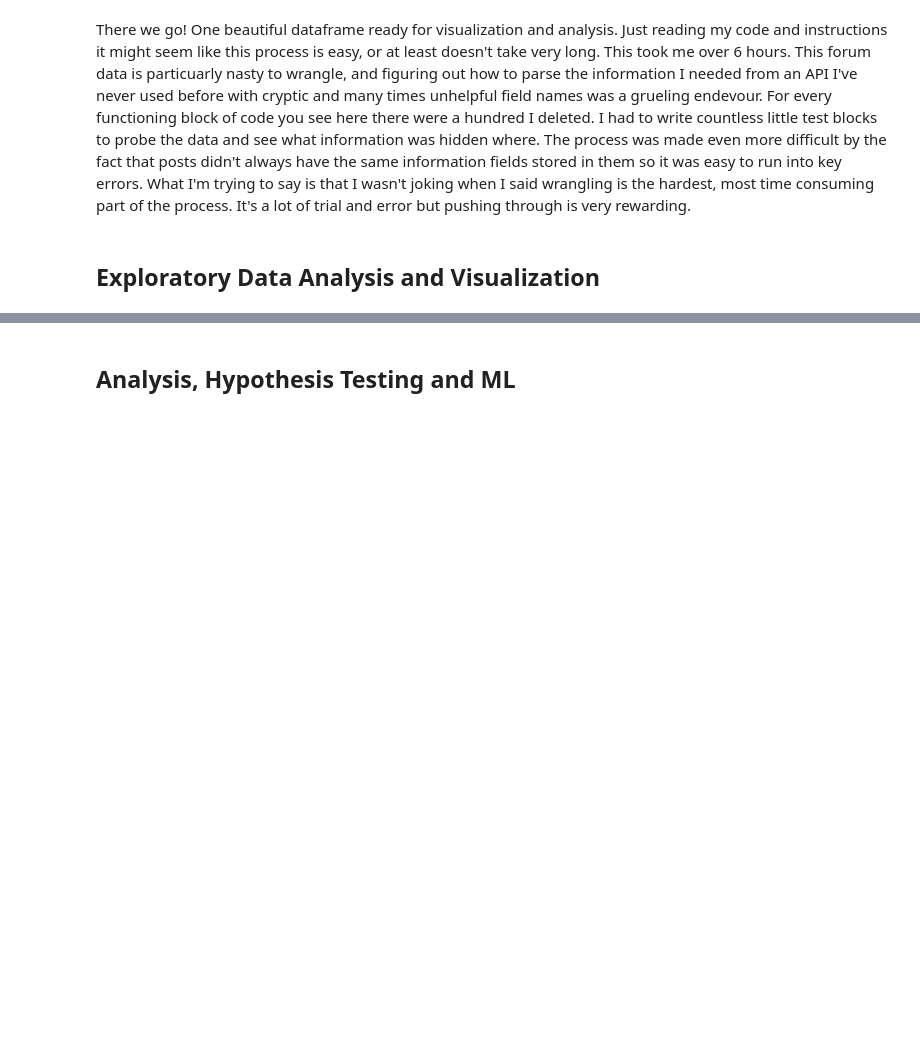
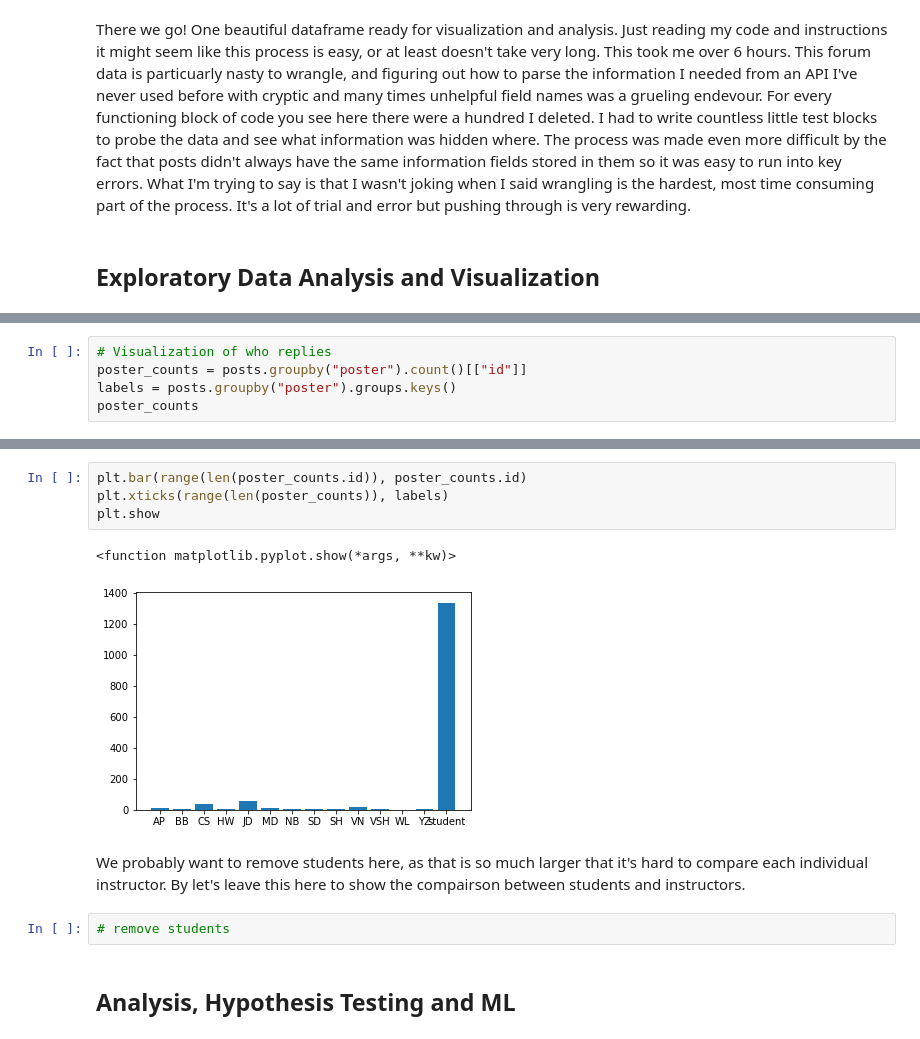
Before and after one commit to DefunkedMelon/DefunkedMelon.io, a Jupyter notebook: Data Science for Dummies.ipynb, the cells around one changed output, grey strips where cells are left out. Drawn from its saved outputs; the diff is of its cells as text; blank space fills up the shorter version.

```diff
--- a/Data Science for Dummies.ipynb
+++ b/Data Science for Dummies.ipynb
@@ -292,0 +315,5 @@ There we go! One beautiful dataframe ready for visualization and analysis. Just
+# %%
+# Visualization of who replies
+poster_counts = posts.groupby("poster").count()[["id"]]
+labels = posts.groupby("poster").groups.keys()
+poster_counts
@@ -293,3 +337,14 @@ There we go! One beautiful dataframe ready for visualization and analysis. Just
+# %%
+plt.bar(range(len(poster_counts.id)), poster_counts.id)
+plt.xticks(range(len(poster_counts)), labels)
+plt.show
+# %% [output]
+<function matplotlib.pyplot.show(*args, **kw)>
+[figure, added]
+# %% [markdown]
+We probably want to remove students here, as that is so much larger that it's hard to compare each individual instructor. By let's leave this here to show the compairson between students and instructors.
+# %%
+# remove students
 # %% [markdown]
 ## Analysis, Hypothesis Testing and ML
 # %% [markdown]
```
Also changed, not shown: parts of 7 cells of this notebook.
